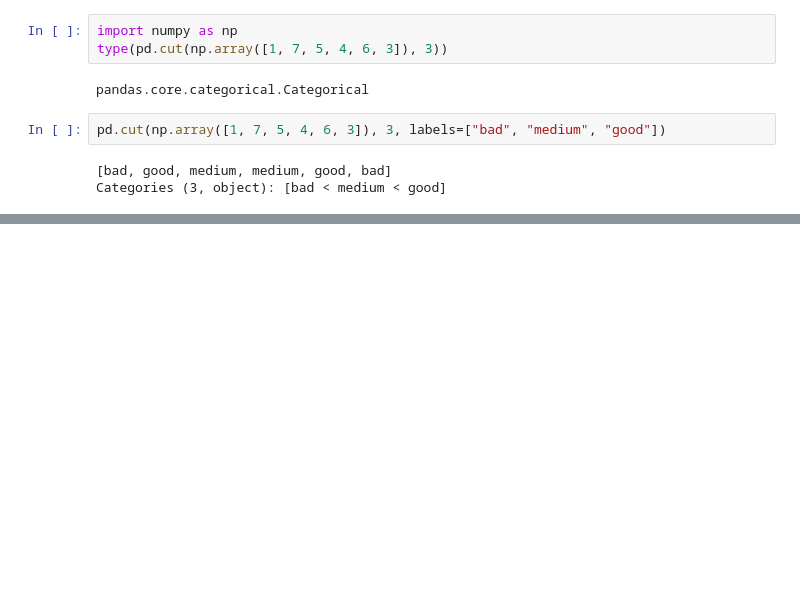
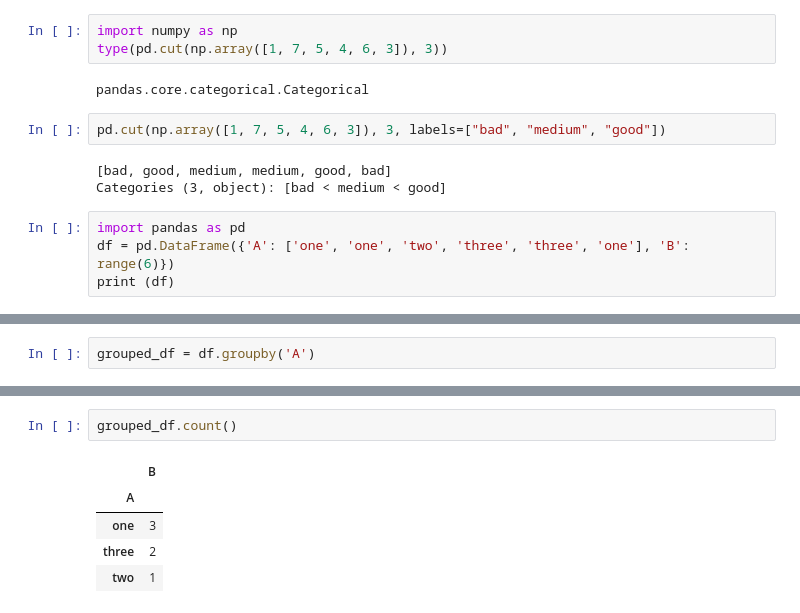
Before and after one commit to mrdhiraj/PythonPractices, a Jupyter notebook: GroupBySnippets.ipynb, the cells around one changed output, grey strips where cells are left out. Drawn from its saved outputs; the diff is of its cells as text; blank space fills up the shorter version.

```diff
--- a/GroupBySnippets.ipynb
+++ b/GroupBySnippets.ipynb
@@ -193,3 +193,7 @@ pd.cut(np.array([1, 7, 5, 4, 6, 3]), 3, labels=["bad", "medium", "good"])
 # %% [output]
 [bad, good, medium, medium, good, bad]
 Categories (3, object): [bad < medium < good]
+# %%
+import pandas as pd
+df = pd.DataFrame({'A': ['one', 'one', 'two', 'three', 'three', 'one'], 'B': range(6)})
+print (df)
@@ -195,0 +208,2 @@ Categories (3, object): [bad < medium < good]
+# %%
+grouped_df = df.groupby('A')
@@ -195,0 +273,8 @@ Categories (3, object): [bad < medium < good]
+# %%
+grouped_df.count()
+# %% [output]
+|  | B |
+| A |  |
+| one | 3 |
+| three | 2 |
+| two | 1 |
```
Also changed, not shown: parts of 6 cells of this notebook, 7 other files.
